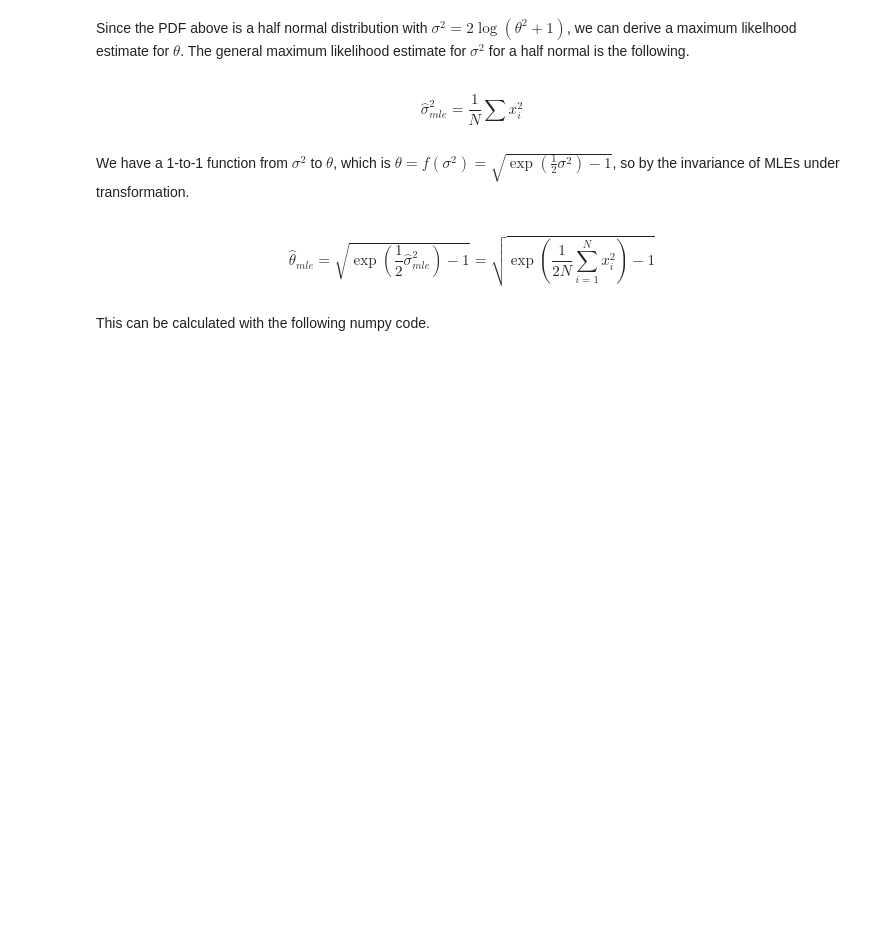
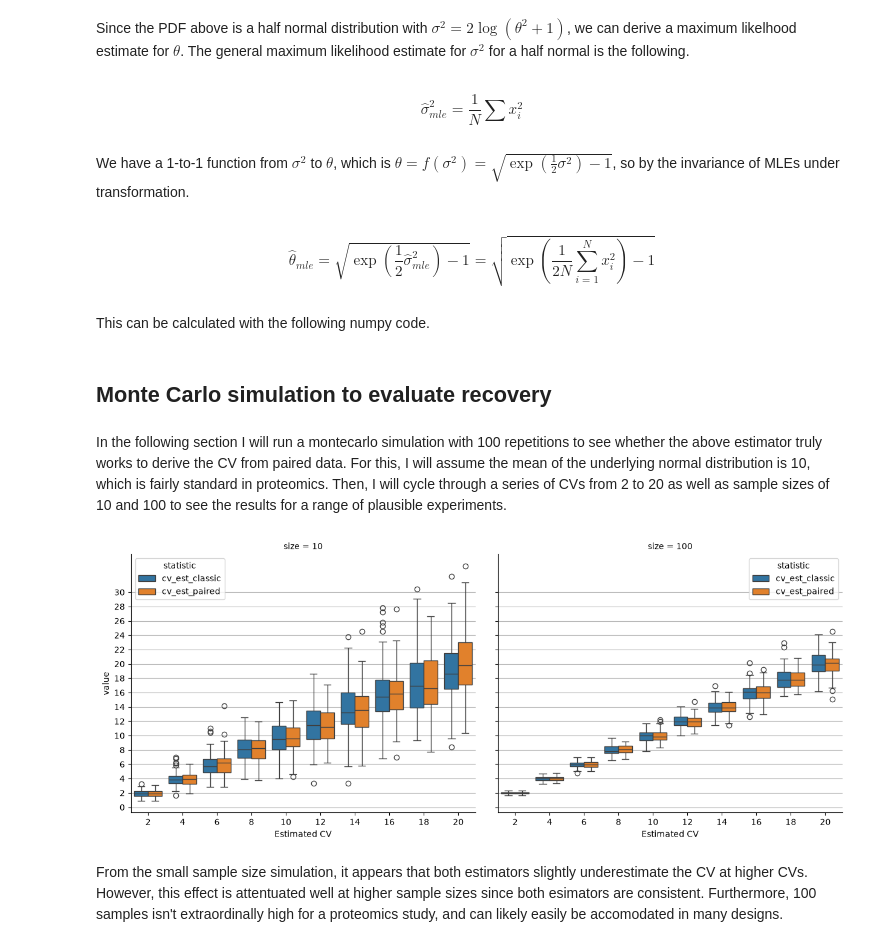
Before and after one commit to AnthonyOfSeattle/affinity-proteomics-notebook, a Jupyter notebook: work/2026_09_15_factor_distribution.ipynb, the cells around one changed output. Cells and saved outputs as stored; diff of their text form; code cells hidden in the pictures; blank space fills up the shorter version.

Commit message:
Add monte carlo simulation for CV estimator

```diff
--- a/work/2026_09_15_factor_distribution.ipynb
+++ b/work/2026_09_15_factor_distribution.ipynb
@@ -54,3 +54,7 @@ def factor_mle(fold_change):
     x = np.log(fold_change)
     theta = np.sqrt(np.exp(np.mean(x**2) / 2) - 1)
     return theta * 100
+# %% [markdown]
+## Monte Carlo simulation to evaluate recovery
+# %% [markdown]
+In the following section I will run a montecarlo simulation with 100 repetitions to see whether the above estimator truly works to derive the CV from paired data. For this, I will assume the mean of the underlying normal distribution is 10, which is fairly standard in proteomics. Then, I will cycle through a series of CVs from 2 to 20 as well as sample sizes of 10 and 100 to see the results for a range of plausible experiments.
@@ -56,0 +102,52 @@ def factor_mle(fold_change):
+# %%
+np.random.seed(0)
+results = run_simulation(
+    mean = 10,
+    cv_sequence=np.arange(2, 21, 2),
+    size_sequence=[10, 100],
+    repetitions=100
+)
+# %%
+to_plot = results.melt(
+    id_vars=["cv", "size"],
+    var_name="statistic"
+)
+
+g = sns.FacetGrid(
+    to_plot,
+    col="size",
+    height = 5,
+    aspect = 1.25
+)
+
+sns.boxplot(
+    x = "cv",
+    y = "value",
+    hue = "statistic",
+    dodge = True,
+    data = to_plot[to_plot["size"] == 10],
+    ax = g.axes[0][0]
+)
+
+sns.boxplot(
+    x = "cv",
+    y = "value",
+    hue = "statistic",
+    dodge = True,
+    data = to_plot[to_plot["size"] == 100],
+    ax = g.axes[0][1]
+)
+
+
+plt.yticks(np.arange(0, 32, 2))
+g.axes[0][0].grid(axis = "y")
+g.axes[0][1].grid(axis = "y")
+
+[g.axes[0][i].set_xlabel("True CV") for i in range(2)]
+[g.axes[0][i].set_xlabel("Estimated CV") for i in range(2)]
+
+plt.show()
+# %% [output]
+[figure, added]
+# %% [markdown]
+From the small sample size simulation, it appears that both estimators slightly underestimate the CV at higher CVs. However, this effect is attentuated well at higher sample sizes since both esimators are consistent. Furthermore, 100 samples isn't extraordinally high for a proteomics study, and can likely easily be accomodated in many designs.
```
Also changed, not shown: parts of 2 cells of this notebook.
